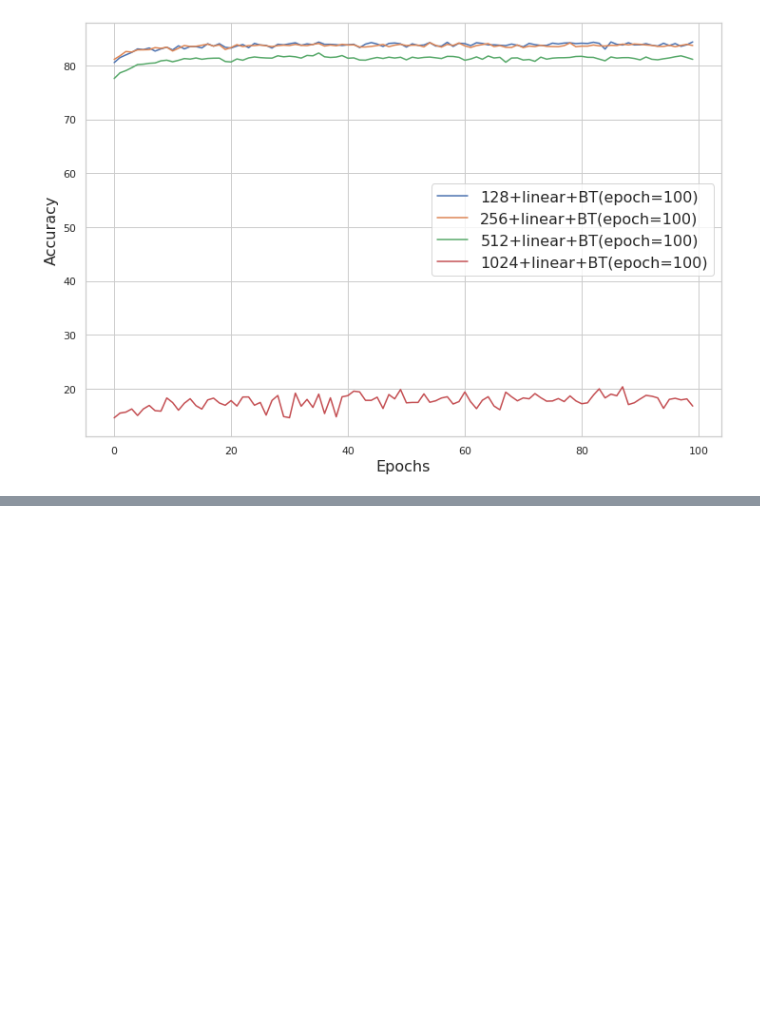
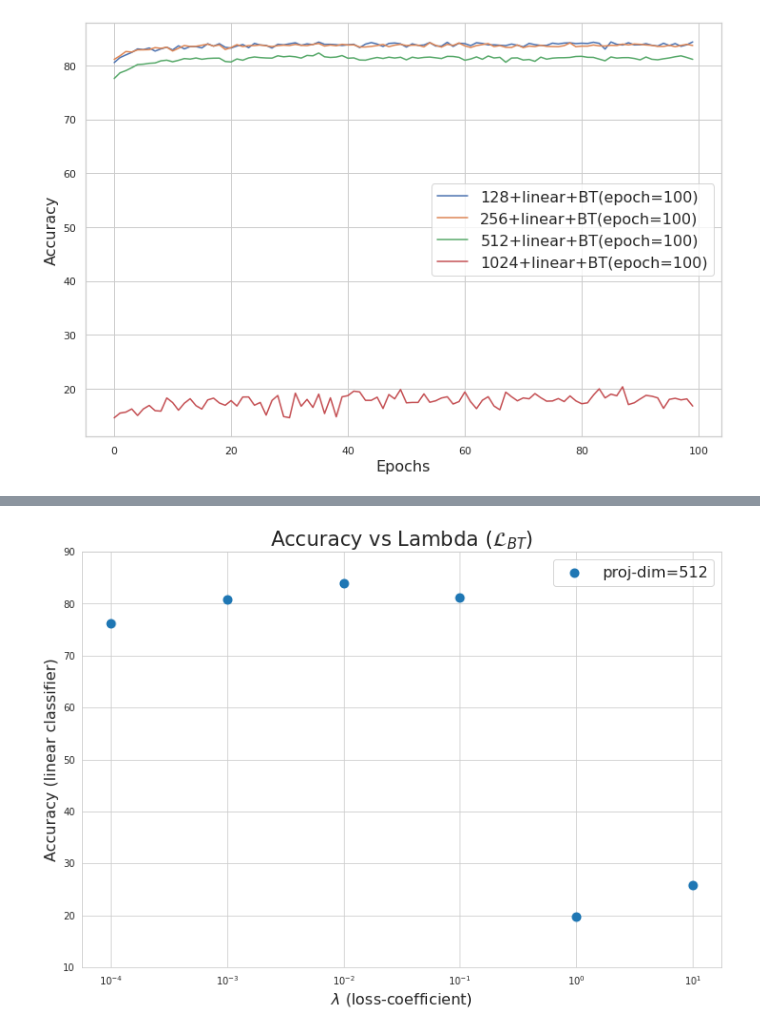
Before and after one commit to kumarkrishna/fastssl, a Jupyter notebook: nb/results.ipynb, the cells around one changed output, grey strips where cells are left out. Saved outputs shown, nothing was run; the diff lists cells and outputs as text; code cells hidden in the pictures; blank space fills up the shorter version.

```diff
--- a/nb/results.ipynb
+++ b/nb/results.ipynb
@@ -98,0 +136,15 @@ plt.legend(fontsize=16)
+# %%
+BTLOSS = "$\mathcal{L}_{BT}$"
+
+fig = plt.figure(figsize=(12, 8))
+acc = [val['test_acc_1'][-1] for val in data.values()]
+plt.scatter(data.keys(), acc, linewidth=4, label='proj-dim=512')
+plt.xscale('log')
+plt.legend(fontsize=16)
+plt.xlabel(r'$\lambda$ (loss-coefficient) ', fontsize=16)
+plt.ylabel(r'Accuracy (linear classifier)', fontsize=16)
+plt.ylim(10, 90)
+plt.title(r'Accuracy vs Lambda ({})'.format(BTLOSS), fontsize=21)
+plt.savefig('plots/acc_lambda_pdim_512.png')
+# %% [output]
+[figure, added]
```
Also changed, not shown: parts of 9 cells of this notebook, 10 other files.
